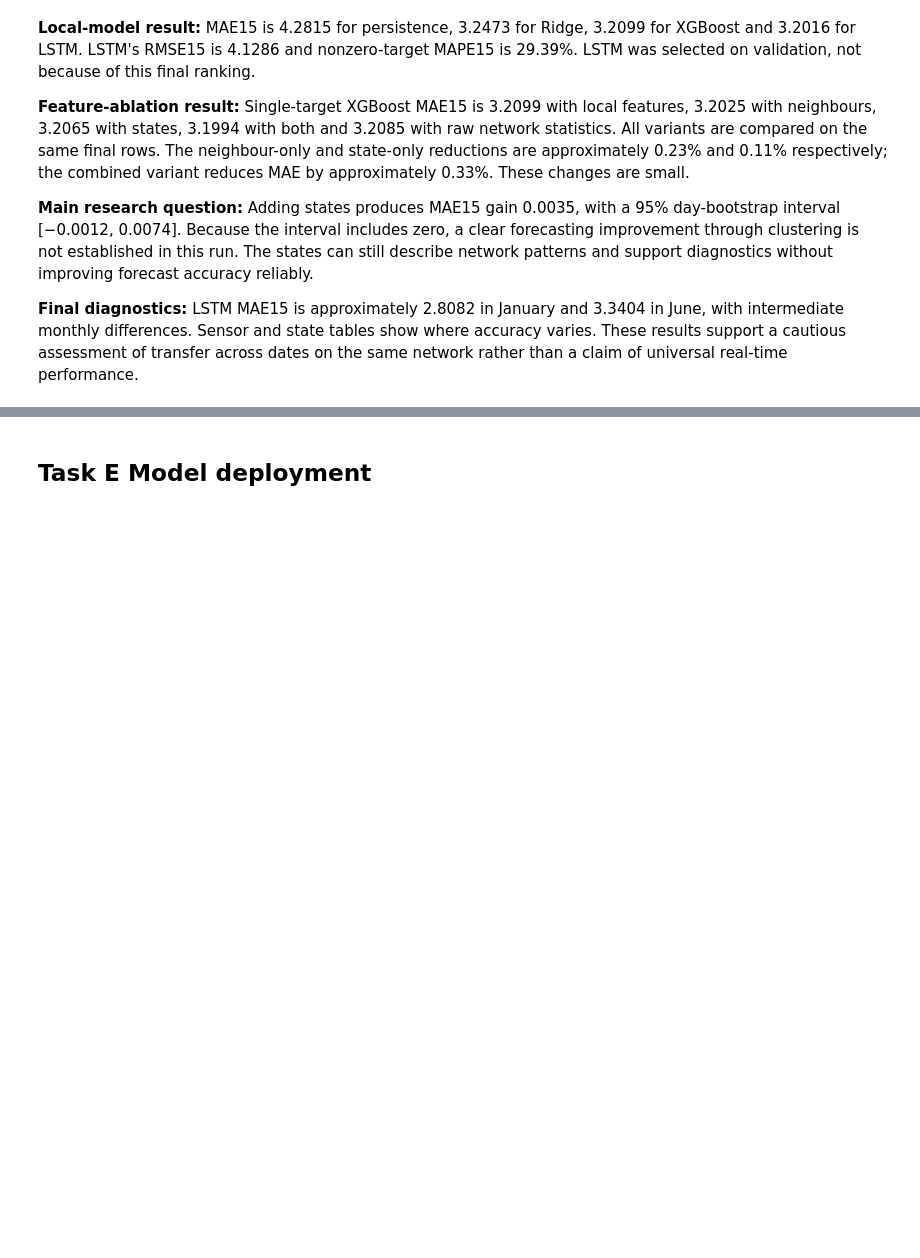
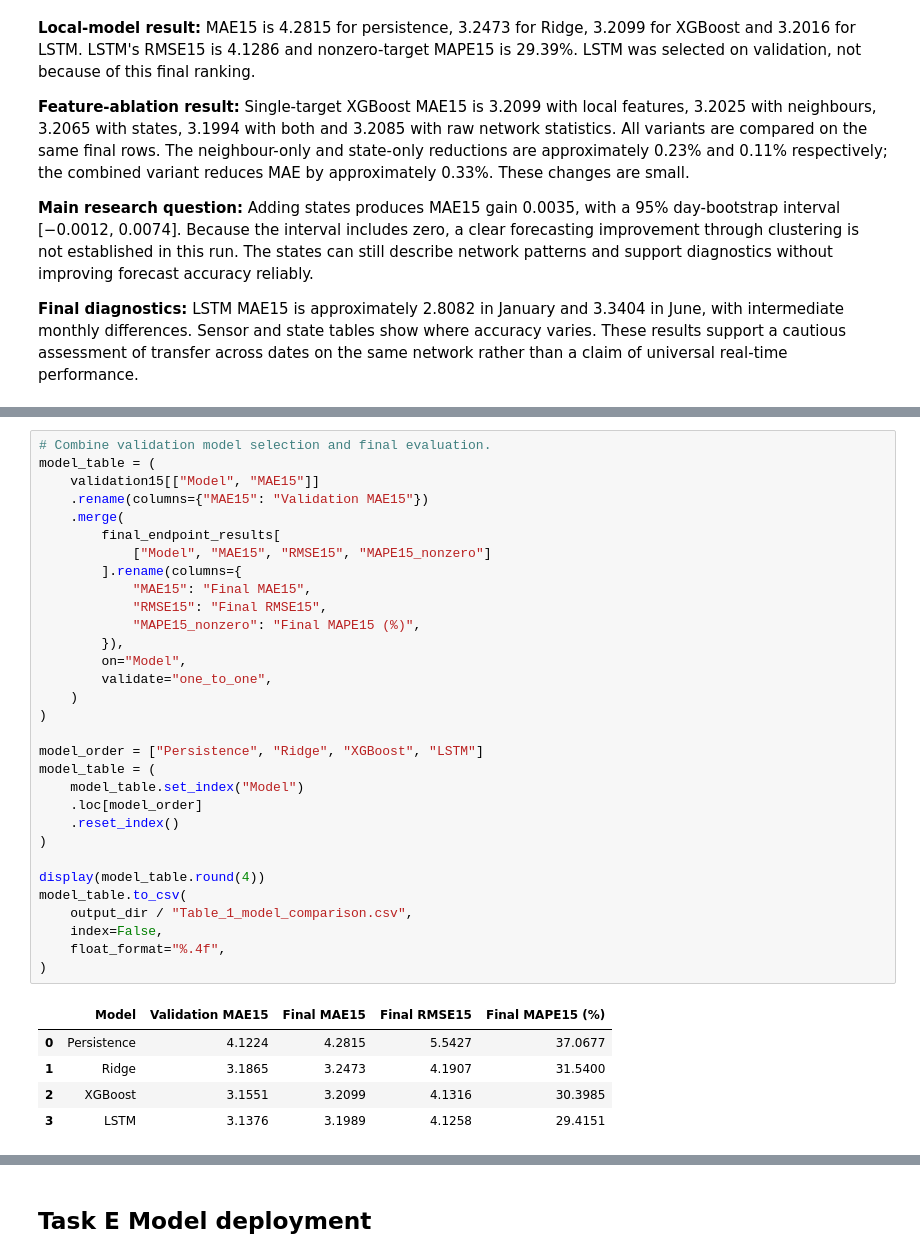
Before and after one commit to mariacastrom00/AI_exercises_MJCM, a Jupyter notebook: project_MariaCastro_ViktorLundvall.ipynb, the cells around one changed output, grey strips where cells are left out. Saved outputs shown, nothing was run; the diff lists cells and outputs as text; blank space fills up the shorter version.

```diff
--- a/project_MariaCastro_ViktorLundvall.ipynb
+++ b/project_MariaCastro_ViktorLundvall.ipynb
@@ -4162,0 +4204,37 @@ Final state MAE15 gain: 0.003461168871760882 95% day-bootstrap interval: [-0.001
+# %%
+# Combine validation model selection and final evaluation.
+model_table = (
+    validation15[["Model", "MAE15"]]
+    .rename(columns={"MAE15": "Validation MAE15"})
+    .merge(
+        final_endpoint_results[
+            ["Model", "MAE15", "RMSE15", "MAPE15_nonzero"]
+        ].rename(columns={
+            "MAE15": "Final MAE15",
+            "RMSE15": "Final RMSE15",
+            "MAPE15_nonzero": "Final MAPE15 (%)",
+        }),
+        on="Model",
+        validate="one_to_one",
+    )
+)
+
+model_order = ["Persistence", "Ridge", "XGBoost", "LSTM"]
+model_table = (
+    model_table.set_index("Model")
+    .loc[model_order]
+    .reset_index()
+)
+
+display(model_table.round(4))
+model_table.to_csv(
+    output_dir / "Table_1_model_comparison.csv",
+    index=False,
+    float_format="%.4f",
+)
+# %% [output]
+|  | Model | Validation MAE15 | Final MAE15 | Final RMSE15 | Final MAPE15 (%) |
+| 0 | Persistence | 4.1224 | 4.2815 | 5.5427 | 37.0677 |
+| 1 | Ridge | 3.1865 | 3.2473 | 4.1907 | 31.5400 |
+| 2 | XGBoost | 3.1551 | 3.2099 | 4.1316 | 30.3985 |
+| 3 | LSTM | 3.1376 | 3.1989 | 4.1258 | 29.4151 |
```
Also changed, not shown: parts of 35 cells of this notebook.
